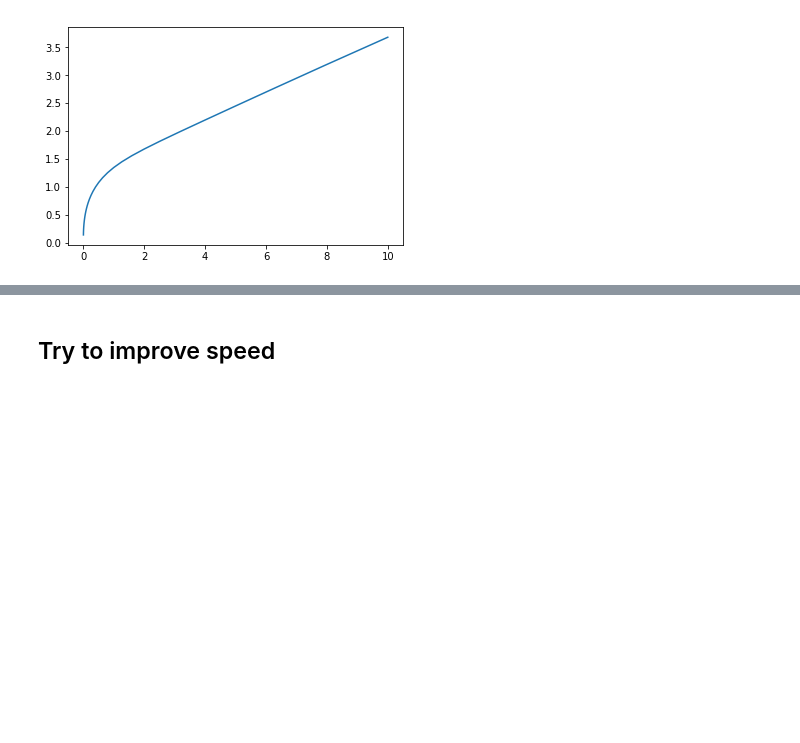
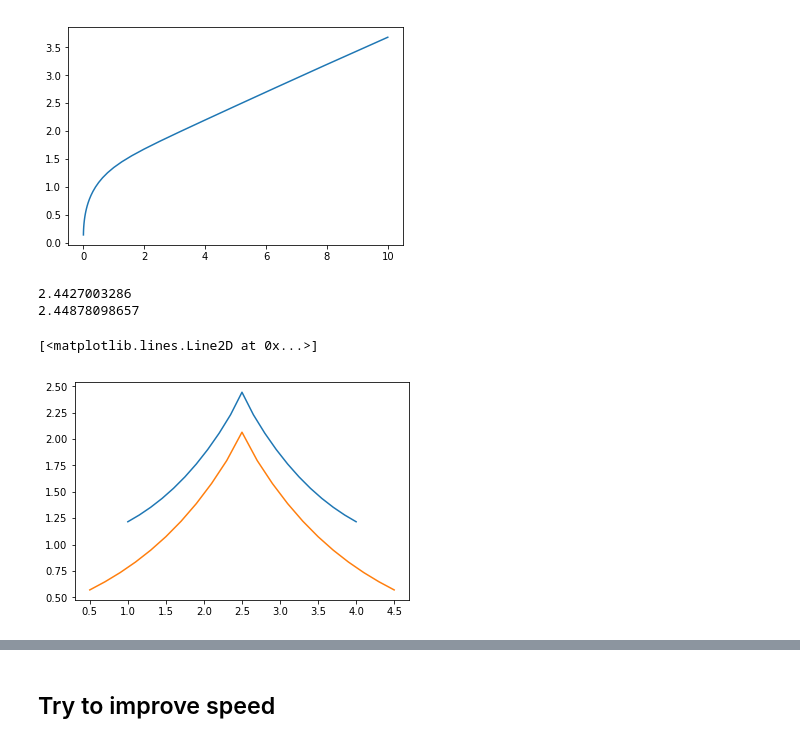
Before and after one commit to dmitrydi/pd_lapl, a Jupyter notebook: bounded_functions_new.ipynb, the cells around one changed output, grey strips where cells are left out. Drawn from its saved outputs; the diff is of its cells as text; code cells hidden in the pictures; blank space fills up the shorter version.

```diff
--- a/bounded_functions_new.ipynb
+++ b/bounded_functions_new.ipynb
@@ -60,3 +60,31 @@ plt.plot(ts, p_nnnn_new)
 # %% [output]
 [<matplotlib.lines.Line2D at 0x...>]
 [figure]
+# %%
+yds = np.linspace(1, yed-1, 21)
+xds = xwd*np.ones_like(yds)
+t = 5
+coords = np.vstack([xds, yds]).T
+pxys = []
+for xd, yd in coords:
+    pxys.append(new_well_nnnn.pxy(t, xd, yd))
+# %%
+print(pxys[np.argwhere(coords[:,1]==ywd)[0,0]])
+print(new_well_nnnn.pw(t))
+# %% [output]
+2.4427003286
+2.44878098657
+# %%
+yds_inf = np.linspace(-2, 2, 21)
+xds_inf = np.zeros_like(yds_inf)
+t = 5
+coords_inf = np.vstack([xds_inf, yds_inf]).T
+pxys_inf = []
+for xd, yd in coords_inf:
+    pxys_inf.append(new_well_inf.pxy(t, xd, yd))
+# %%
+plt.plot(coords[:,1], pxys)
+plt.plot(coords_inf[:,1]+ywd, pxys_inf)
+# %% [output]
+[<matplotlib.lines.Line2D at 0x...>]
+[figure, added]
```
Also changed, not shown: parts of 6 cells of this notebook, 6 other files.
